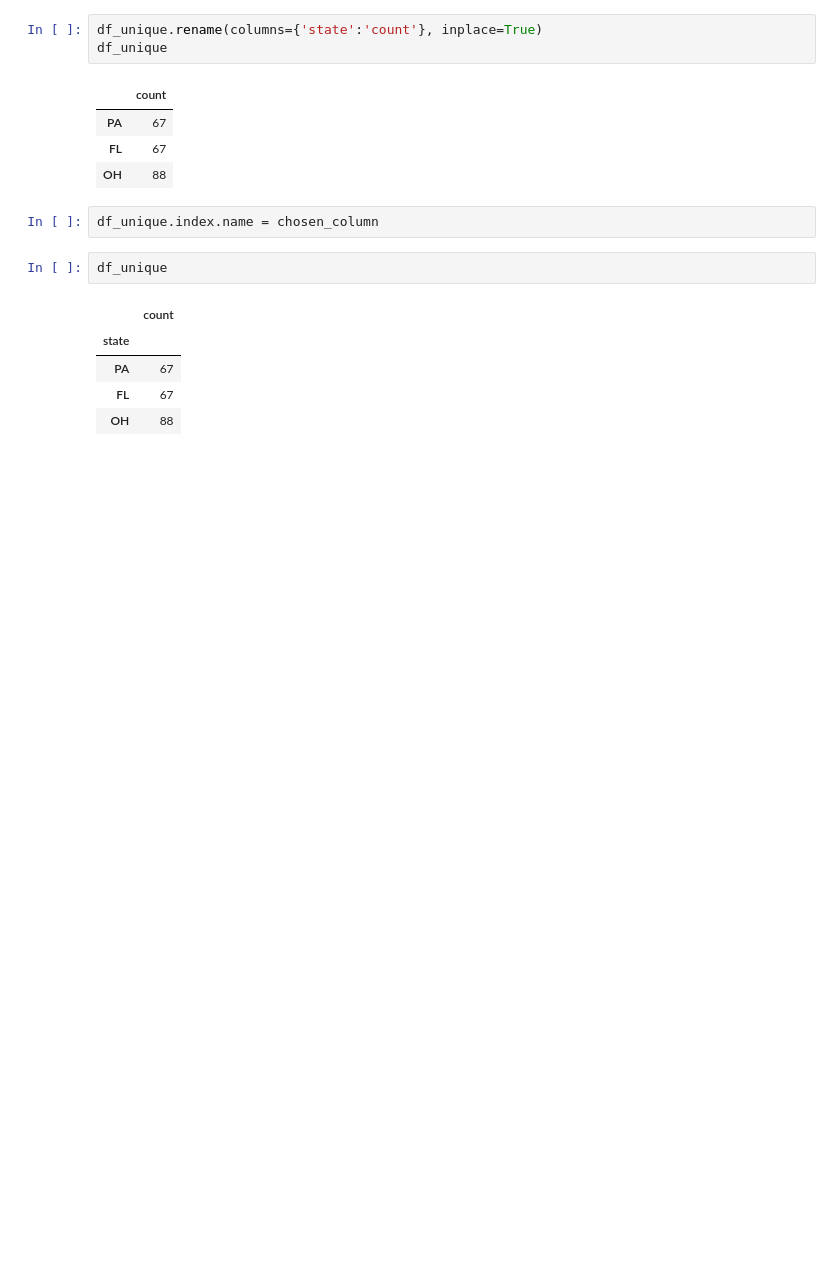
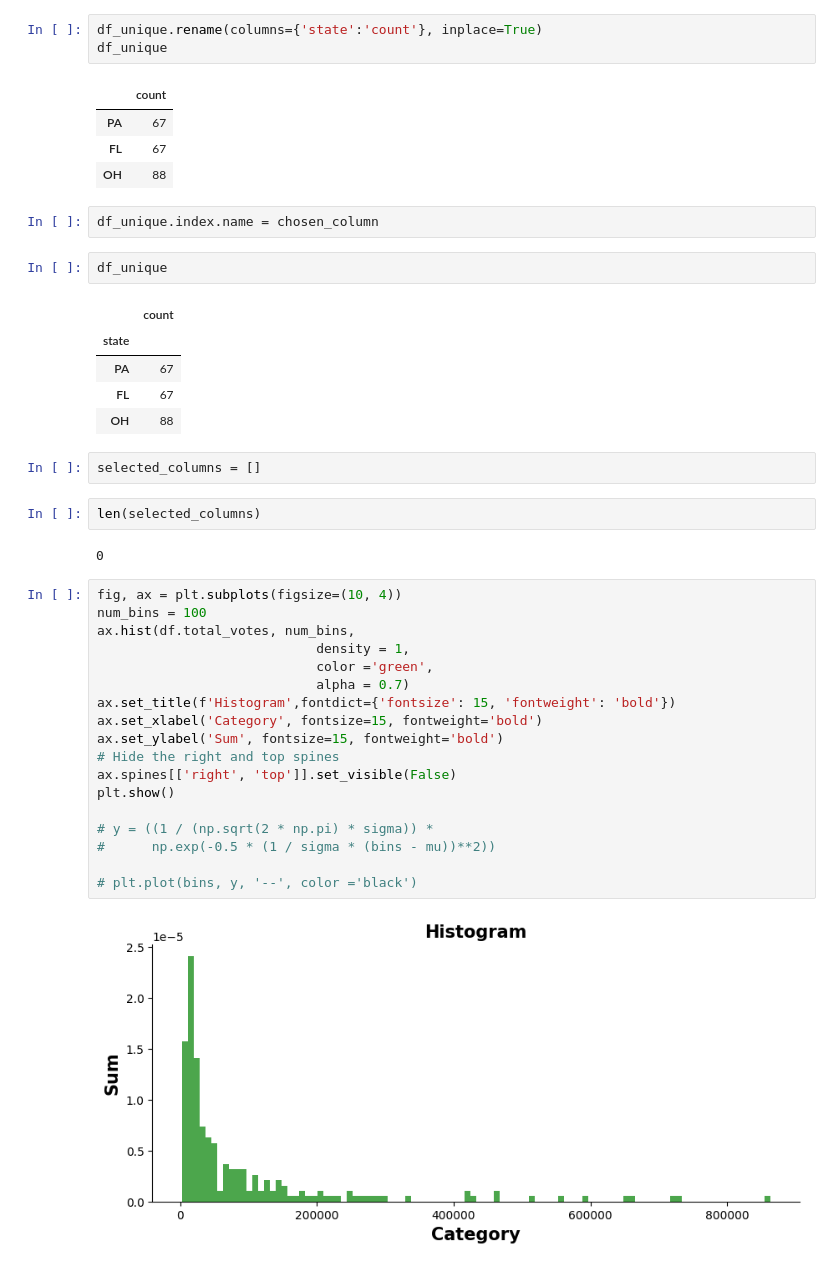
Before and after one commit to tanquangduong/streamlit-master, a Jupyter notebook: st-experimental-code.ipynb, the cells around one changed output. Saved outputs shown, nothing was run; the diff lists cells and outputs as text; blank space fills up the shorter version.

Commit message:
:chart_with_upwards_trend: Add 5th notebook with multiselect, radio button and dataviz

```diff
--- a/st-experimental-code.ipynb
+++ b/st-experimental-code.ipynb
@@ -204,3 +208,29 @@ df_unique
 | PA | 67 |
 | FL | 67 |
 | OH | 88 |
+# %%
+selected_columns = []
+# %%
+len(selected_columns)
+# %% [output]
+0
+# %%
+fig, ax = plt.subplots(figsize=(10, 4))
+num_bins = 100
+ax.hist(df.total_votes, num_bins,
+                            density = 1,
+                            color ='green',
+                            alpha = 0.7)
+ax.set_title(f'Histogram',fontdict={'fontsize': 15, 'fontweight': 'bold'})
+ax.set_xlabel('Category', fontsize=15, fontweight='bold')
+ax.set_ylabel('Sum', fontsize=15, fontweight='bold')
+# Hide the right and top spines
+ax.spines[['right', 'top']].set_visible(False)
+plt.show()
+
+# y = ((1 / (np.sqrt(2 * np.pi) * sigma)) *
+#      np.exp(-0.5 * (1 / sigma * (bins - mu))**2))
+
+# plt.plot(bins, y, '--', color ='black')
+# %% [output]
+[figure, added]
```
Also changed, not shown: parts of 1 cell of this notebook, 1 other file.
